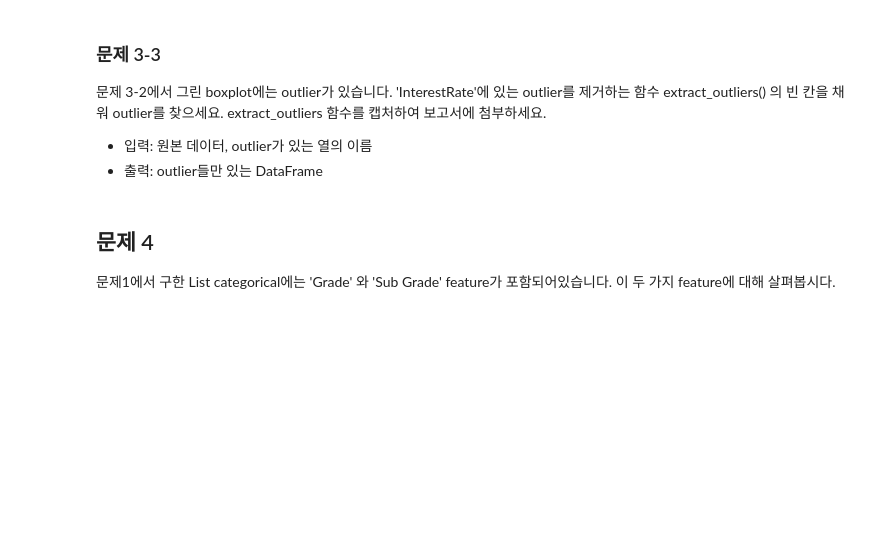
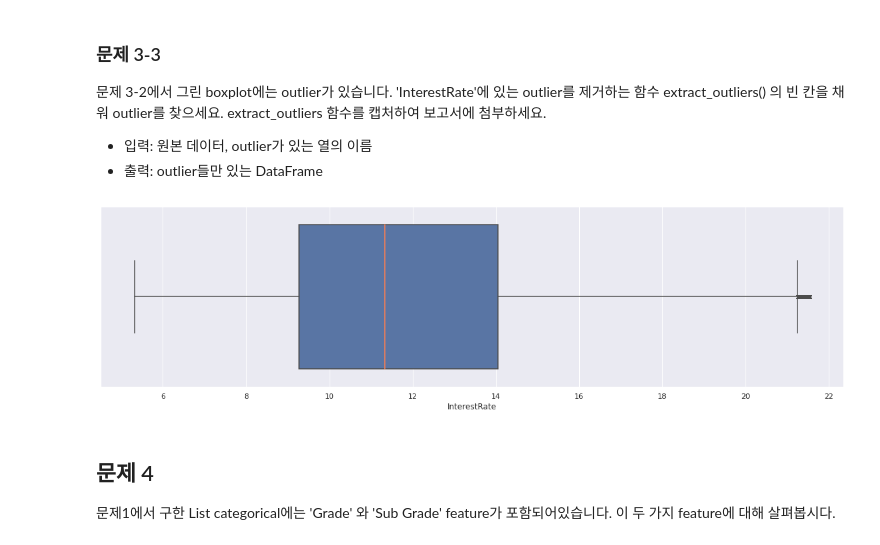
Before and after one commit to wannaBpark/2023S-Ajou-ML, a Jupyter notebook: HW1.ipynb, the cells around one changed output. Saved outputs shown, nothing was run; the diff lists cells and outputs as text; code cells hidden in the pictures; blank space fills up the shorter version.

```diff
--- a/HW1.ipynb
+++ b/HW1.ipynb
@@ -343,16 +342,20 @@ def extract_outliers(data,col):
   # 소스코드를 입력하고 캡처 후 보고서에 업로드하세요.
   # 코드 시작과 코드 끝 라인을 삭제하지 마세요.
   ################ 코드 시작  #####################
-
-
-
-
+  range = q3 - q1; #IQR 계산
+  filter = (data[col] < q1 - 1.5 * range) | (data[col] > q3 + 1.5 * range)
+  # filter : lowerlimit보다 작거나, upper limit보다 큰 값을 판별
+  out = data.loc[filter] # filter에 해당하는 outlier 추출
   ################ 코드 끝 ######################
   return out
 # %%
 outlier = extract_outliers(data, "InterestRate")
 # %%
 data = data.drop(outlier.index, errors='ignore', axis=0)
+sns.boxplot(data=data, x = 'InterestRate', flierprops={"marker": "x"}, medianprops={"color": "coral"})
+plt.show()
+# %% [output]
+[figure, added]
 # %% [markdown]
 ## 문제 4
 문제1에서 구한 List categorical에는 'Grade' 와 'Sub Grade' feature가 포함되어있습니다. 이 두 가지 feature에 대해 살펴봅시다.
```
Also changed, not shown: parts of 15 cells of this notebook.
